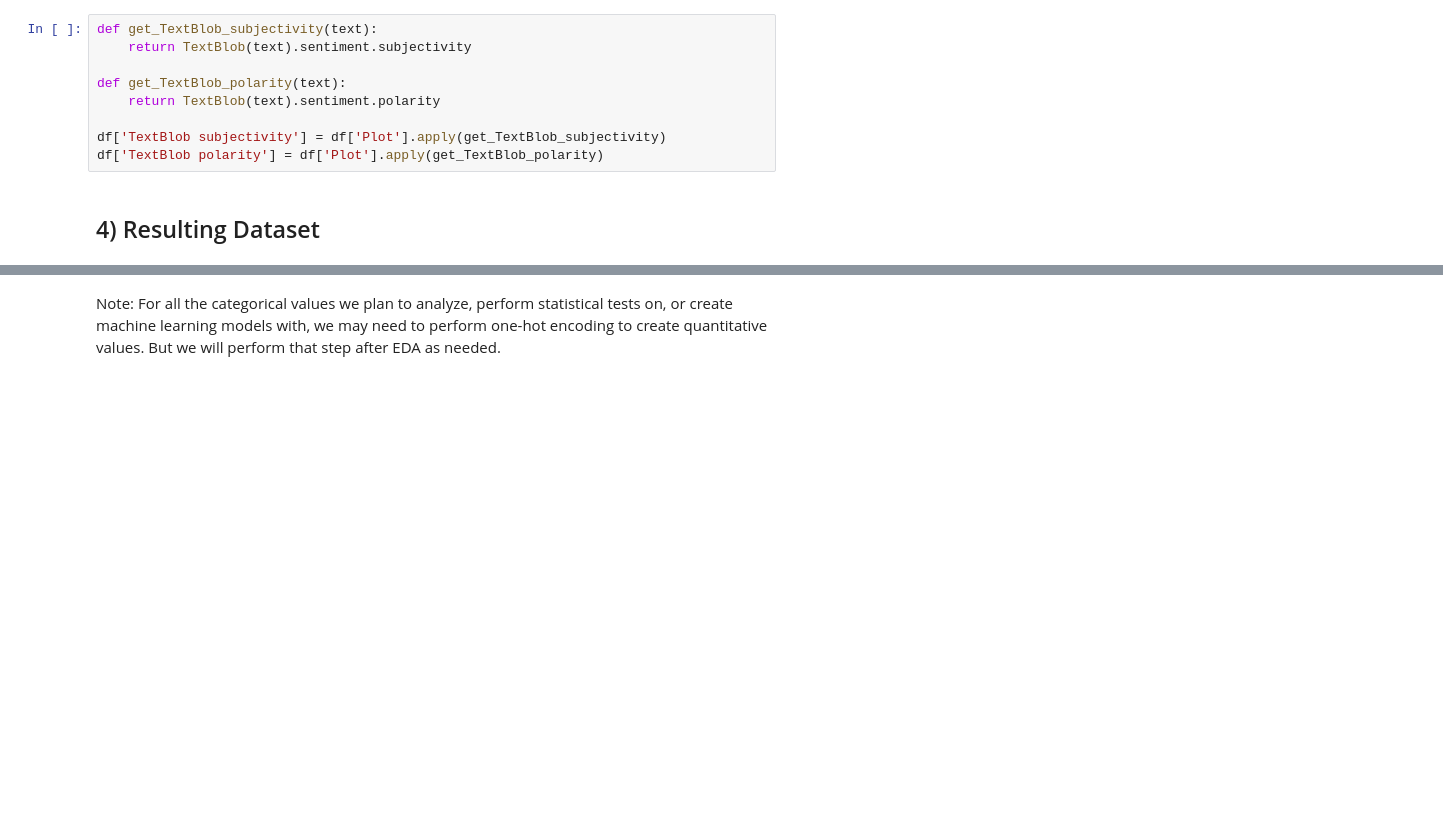
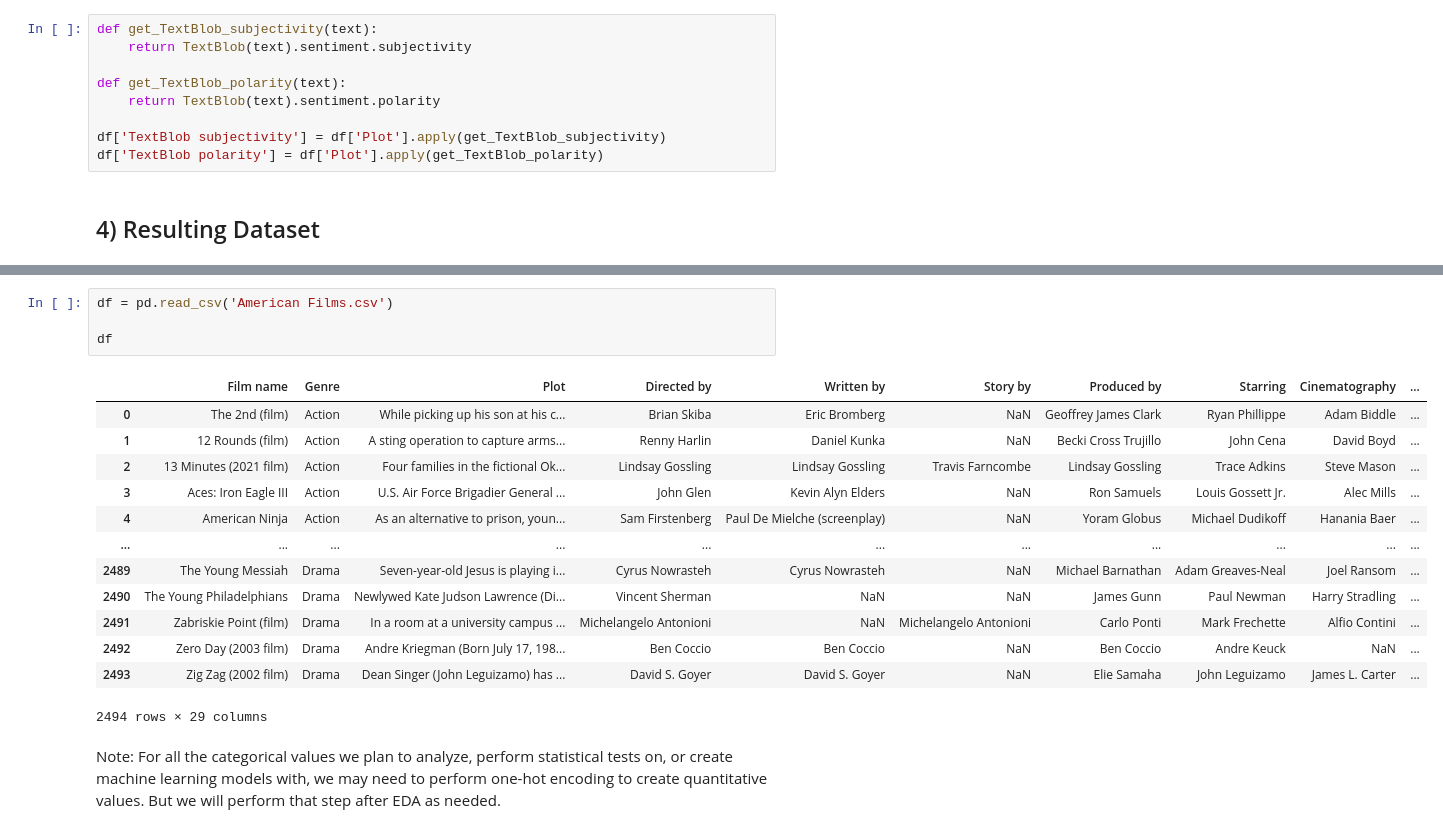
Before and after one commit to jjoycehu/pred-box-office, a Jupyter notebook: EDACheckpointGroup_078-Fa22.ipynb, the cells around one changed output, grey strips where cells are left out. Drawn from its saved outputs; the diff is of its cells as text; blank space fills up the shorter version.

```diff
--- a/EDACheckpointGroup_078-Fa22.ipynb
+++ b/EDACheckpointGroup_078-Fa22.ipynb
@@ -480,3 +483,21 @@ df
+# %%
+df = pd.read_csv('American Films.csv')
+
+df
+# %% [output]
+|  | Film name | Genre | Plot | Directed by | Written by | Story by | Produced by | Starring | Cinematography | ... |
+| 0 | The 2nd (film) | Action | While picking up his son at his c... | Brian Skiba | Eric Bromberg | NaN | Geoffrey James Clark | Ryan Phillippe | Adam Biddle | ... |
+| 1 | 12 Rounds (film) | Action | A sting operation to capture arms... | Renny Harlin | Daniel Kunka | NaN | Becki Cross Trujillo | John Cena | David Boyd | ... |
+| 2 | 13 Minutes (2021 film) | Action | Four families in the fictional Ok... | Lindsay Gossling | Lindsay Gossling | Travis Farncombe | Lindsay Gossling | Trace Adkins | Steve Mason | ... |
+| 3 | Aces: Iron Eagle III | Action | U.S. Air Force Brigadier General ... | John Glen | Kevin Alyn Elders | NaN | Ron Samuels | Louis Gossett Jr. | Alec Mills | ... |
+| 4 | American Ninja | Action | As an alternative to prison, youn... | Sam Firstenberg | Paul De Mielche (screenplay) | NaN | Yoram Globus | Michael Dudikoff | Hanania Baer | ... |
+| ... | ... | ... | ... | ... | ... | ... | ... | ... | ... | ... |
+| 2489 | The Young Messiah | Drama | Seven-year-old Jesus is playing i... | Cyrus Nowrasteh | Cyrus Nowrasteh | NaN | Michael Barnathan | Adam Greaves-Neal | Joel Ransom | ... |
+| 2490 | The Young Philadelphians | Drama | Newlywed Kate Judson Lawrence (Di... | Vincent Sherman | NaN | NaN | James Gunn | Paul Newman | Harry Stradling | ... |
+| 2491 | Zabriskie Point (film) | Drama | In a room at a university campus ... | Michelangelo Antonioni | NaN | Michelangelo Antonioni | Carlo Ponti | Mark Frechette | Alfio Contini | ... |
+| 2492 | Zero Day (2003 film) | Drama | Andre Kriegman (Born July 17, 198... | Ben Coccio | Ben Coccio | NaN | Ben Coccio | Andre Keuck | NaN | ... |
+| 2493 | Zig Zag (2002 film) | Drama | Dean Singer (John Leguizamo) has ... | David S. Goyer | David S. Goyer | NaN | Elie Samaha | John Leguizamo | James L. Carter | ... |
+2494 rows × 29 columns
 # %% [markdown]
 Note: For all the categorical values we plan to analyze, perform statistical tests on, or create machine learning models with, we may need to perform one-hot encoding to create quantitative values. But we will perform that step after EDA as needed.
 # %% [markdown]
```
Also changed, not shown: parts of 17 cells of this notebook, 1 other file.
